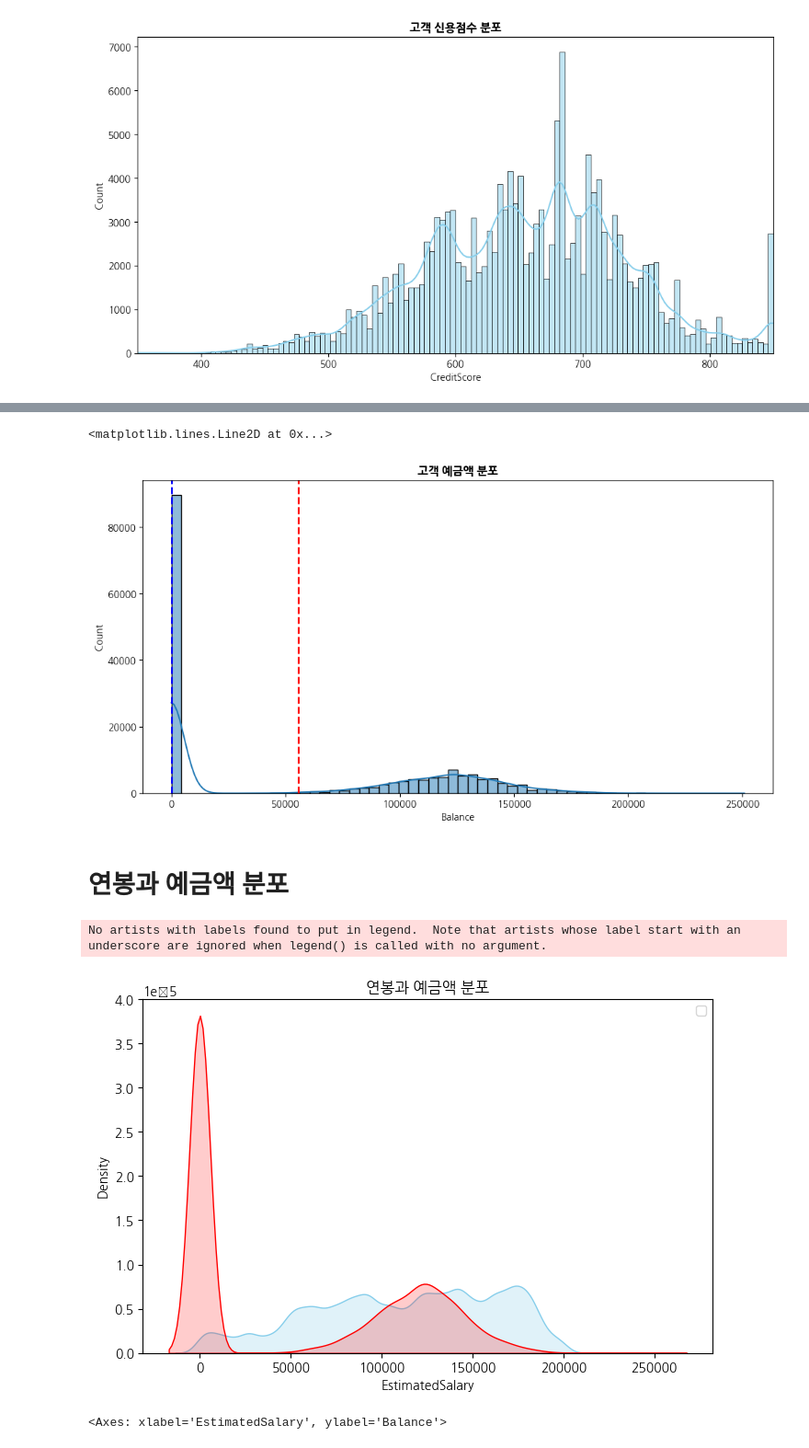
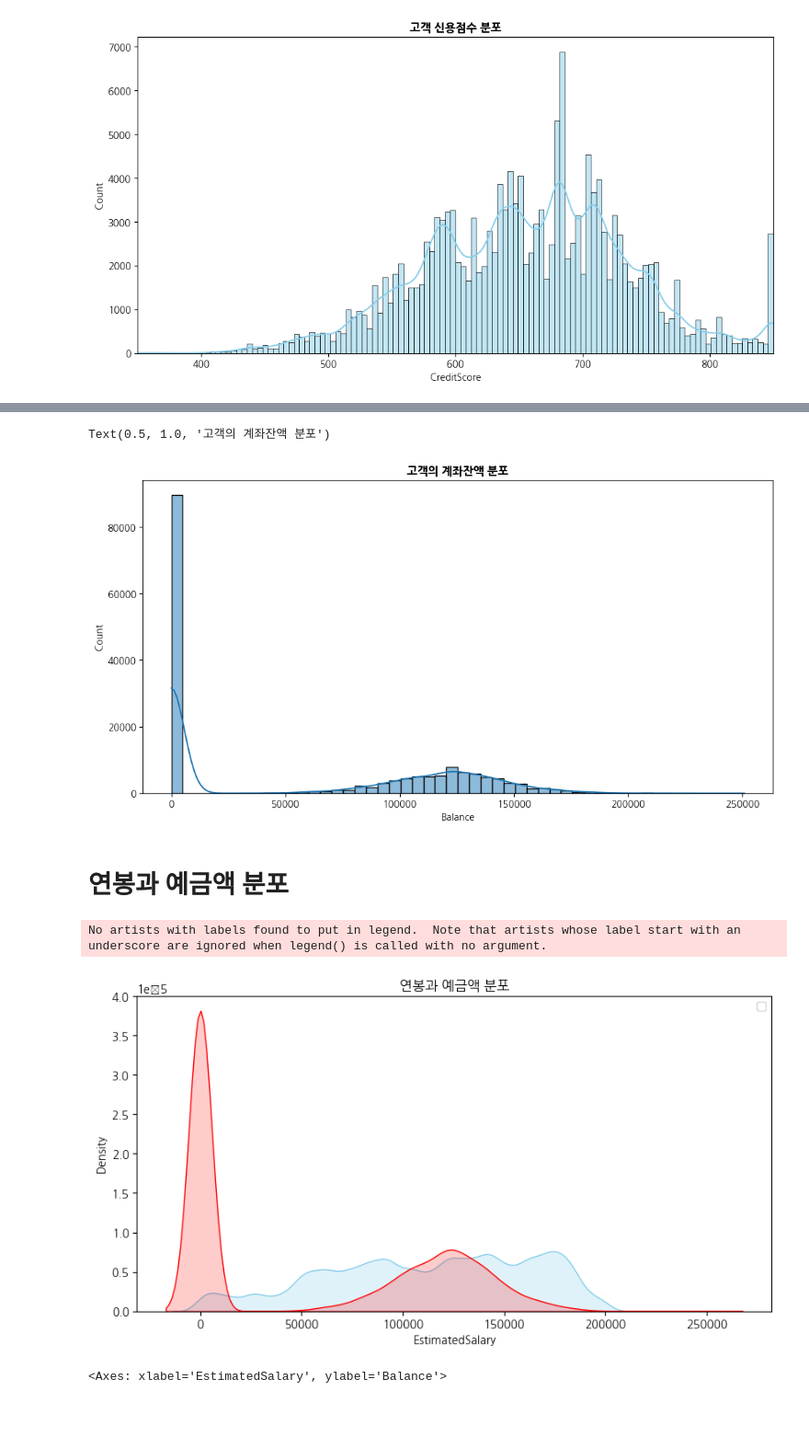
Before and after one commit to cookieeyoung/ML-project1, a Jupyter notebook: 최종 제출 코드(final)/EDA&시각화_채영.ipynb, the cells around one changed output, grey strips where cells are left out. Shown at 92% size. Saved outputs shown, nothing was run; the diff lists cells and outputs as text; code cells hidden in the pictures; blank space fills up the shorter version.

```diff
--- a/1. EDA/EDA_원본_채영.ipynb
+++ b/최종 제출 코드(final)/EDA&시각화_채영.ipynb
@@ -469,32 +438,24 @@ plt.axvline(median, color='blue', linestyle='dashed', linewidth=2, label=f'Media
 # %%
 #예금액은 이중 정규분포, 저예금 / 고예금 고객으로 나눠볼수있겠음
-x2 = 'Balance'
-
 plt.figure(figsize=(12,6))
-sns.histplot(data=df,x=x2,kde=True)
-plt.title('고객 예금액 분포',fontweight='bold')
-#평균/중앙선 시각화
-mean= df[x2].mean()
-median=df[x2].median()
-
-plt.axvline(mean, color='red', linestyle='dashed', linewidth=2, label=f'Mean: {mean:.2f}')
-plt.axvline(median, color='blue', linestyle='dashed', linewidth=2, label=f'Median: {median:.2f}')
+sns.histplot(data=df,x='Balance',bins=50,kde=True)
+plt.title('고객의 계좌잔액 분포',fontweight='bold')
 # %% [output]
-<matplotlib.lines.Line2D at 0x...>
+Text(0.5, 1.0, '고객의 계좌잔액 분포')
-[figure, old version]
+[figure, new version]
 # %% [markdown]
 # 연봉과 예금액 분포
 # %%
 #확률 밀도 함수 시각화
-plt.figure(figsize=(8, 5))
+plt.figure(figsize=(10, 5))
 sns.kdeplot(data=df, x='EstimatedSalary', fill=True, color='skyblue')  #fill=True → 색상 채우기
 sns.kdeplot(data=df, x='Balance', fill=True, color='red',alpha=0.2)  #fill=True → 색상 채우기
 plt.title('연봉과 예금액 분포')
 plt.legend()
 plt.show()
 # %% [output]
 No artists with labels found to put in legend.  Note that artists whose label start with an underscore are ignored when legend() is called with no argument.
-[figure, old version]
+[figure, new version]
 # %%
 #산점도 : 연봉이 높아도 예금액이 일정 수준에 머물러있는 고객층 확인해볼 필요가 있겠음.
 sns.scatterplot(data=df,x='EstimatedSalary',y='Balance')
```
Also changed, not shown: parts of 10 cells of this notebook, 6 other files.
